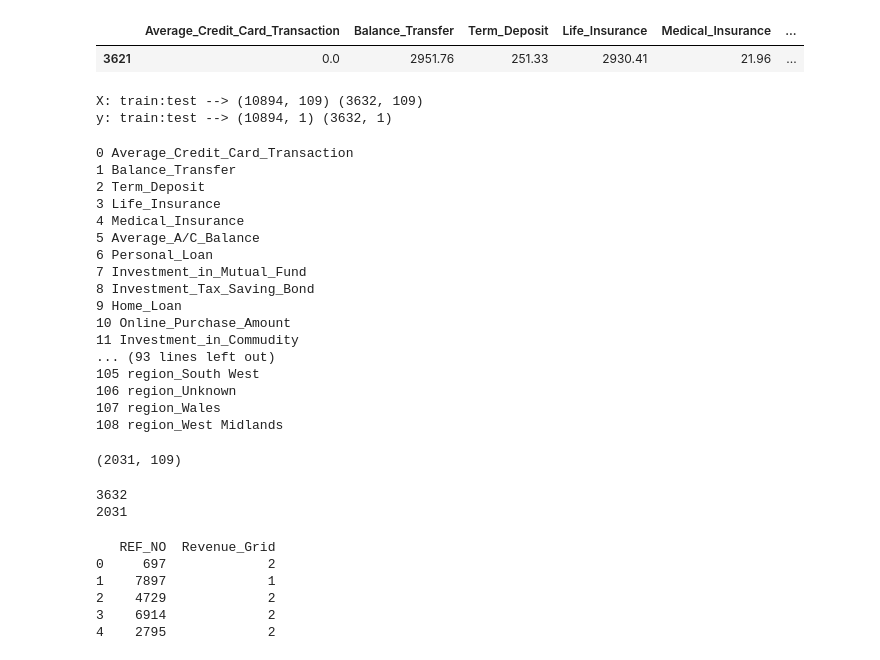
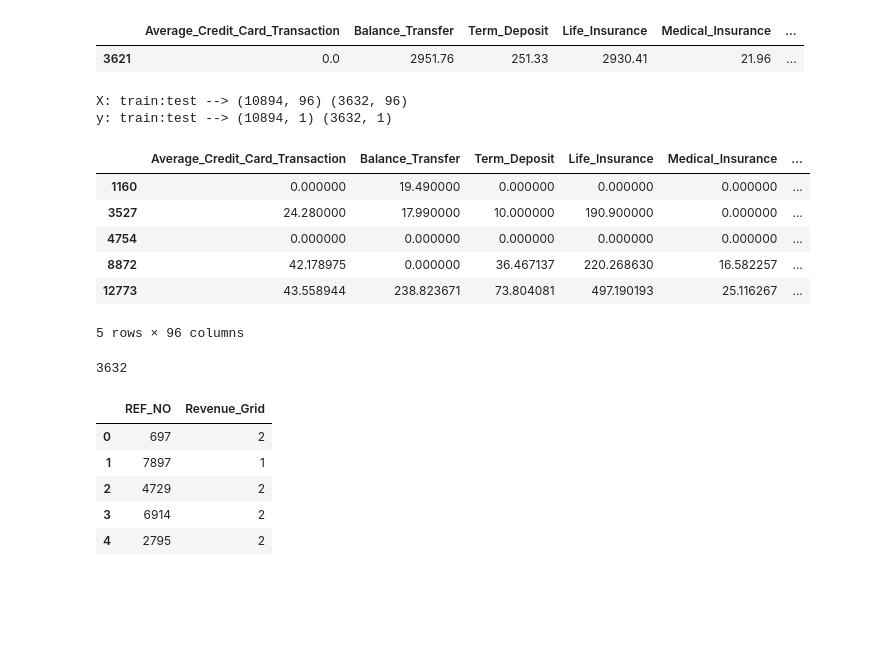
Before and after one commit to n-santamaria/Customer-Classification, a Jupyter notebook: Customer Classification.ipynb, the cells around one changed output. Saved outputs shown, nothing was run; the diff lists cells and outputs as text; code cells hidden in the pictures; blank space fills up the shorter version.

```diff
--- a/Customer Classification.ipynb
+++ b/Customer Classification.ipynb
@@ -203,21 +203,28 @@ train_df[train_df['Balance_Transfer'] > 2500][columns]
 # split into train-test
 # Apply --> Logistic Regression, Naive Bayes, Decision Trees, RF, SVM, KNN
 # %%
+columns = ['Average_Credit_Card_Transaction', 'Balance_Transfer',
+           'Term_Deposit', 'Life_Insurance', 'Medical_Insurance',
+           'Average_A/C_Balance', 'Personal_Loan', 'Investment_Tax_Saving_Bond',
+           'Home_Loan', 'Investment_in_Mutual_Fund', 'Online_Purchase_Amount',
+           'Investment_in_Commudity', 'Investment_in_Equity',
+           'Investment_in_Derivative', 'Portfolio_Balance']
+
 def trainTestSplit(isBalance):
     df = train_df.copy()
 
     # 1. Removing the outlier
-    train_df_x = df[train_df['Balance_Transfer'] < 2500]
+    train_df_x = train_df[train_df['Balance_Transfer'] < 2500]
 
     # 2. Separating dependent and independent variables
     train_df_y = train_df_x[['Revenue_Grid']]
 
     # 3. Dropping columns with high cardinality
-    train_df_x = train_df_x.drop(['REF_NO','post_code', 'post_area', 'year_last_moved','Revenue_Grid', 'TVarea'], axis=1)
+    train_df_x = train_df_x.drop(['REF_NO','post_code', 'post_area', 'year_last_moved','Revenue_Grid', 'TVarea', 'region'], axis=1)
 
     # 4. Converting categorical variables into integers, and dropping the categorical variables
     encode_columns = ['children', 'age_band', 'status', 'occupation', 'occupation_partner', 'home_status',
-    'family_income', 'self_employed', 'self_employed_partner', 'gender', 'region']
+    'family_income', 'self_employed', 'self_employed_partner', 'gender']
     dummies = pd.get_dummies(train_df_x, columns=encode_columns)
     train_df_x = pd.concat([train_df_x,dummies],axis=1)
     train_df_x = train_df_x.drop(encode_columns, axis=1)
@@ -234,10 +241,19 @@ def trainTestSplit(isBalance):
 # %%
 X_train, X_test, y_train, y_test = trainTestSplit(True)
 print('X: train:test -->', X_train.shape, X_test.shape)
 print('y: train:test -->', y_train.shape, y_test.shape)
+
+display(X_train.head())
 # %% [output]
-X: train:test --> (10894, 109) (3632, 109)
+X: train:test --> (10894, 96) (3632, 96)
 y: train:test --> (10894, 1) (3632, 1)
+|  | Average_Credit_Card_Transaction | Balance_Transfer | Term_Deposit | Life_Insurance | Medical_Insurance | ... |
+| 1160 | 0.000000 | 19.490000 | 0.000000 | 0.000000 | 0.000000 | ... |
+| 3527 | 24.280000 | 17.990000 | 10.000000 | 190.900000 | 0.000000 | ... |
+| 4754 | 0.000000 | 0.000000 | 0.000000 | 0.000000 | 0.000000 | ... |
+| 8872 | 42.178975 | 0.000000 | 36.467137 | 220.268630 | 16.582257 | ... |
+| 12773 | 43.558944 | 238.823671 | 73.804081 | 497.190193 | 25.116267 | ... |
+5 rows × 96 columns
 # %%
 # 7. Performing MinMaxScaller to standardize the data between 0 and 100
 scaler = MinMaxScaler()
@@ -247,11 +263,11 @@ X_test[columns] = scaler.fit_transform(X_test[columns])
 # Pre-processing test dataset
 y_test_new = test_df.copy()
 
-y_test_new = y_test_new.drop(['REF_NO','post_code', 'post_area', 'year_last_moved', 'TVarea'],
+y_test_new = y_test_new.drop(['REF_NO','post_code', 'post_area', 'year_last_moved', 'TVarea', 'region'],
                             axis=1)
 
 encode_columns = ['children', 'age_band', 'status', 'occupation', 'occupation_partner', 'home_status',
-                    'family_income', 'self_employed', 'self_employed_partner', 'gender', 'region']
+                    'family_income', 'self_employed', 'self_employed_partner', 'gender']
 
 dummies = pd.get_dummies(y_test_new, columns=encode_columns)
 y_test_new = pd.concat([y_test_new,dummies],axis=1)
@@ -261,47 +277,27 @@ y_test_new[columns] = scaler.fit_transform(y_test_new[columns])
 y_test_new['region_Channel Islands'] = 0
 y_test_new_pop = y_test_new.pop('region_Channel Islands')
 y_test_new.insert(96, 'region_Channel Islands', y_test_new_pop)
-# %% [output]
-0 Average_Credit_Card_Transaction
-1 Balance_Transfer
-2 Term_Deposit
-3 Life_Insurance
-4 Medical_Insurance
-5 Average_A/C_Balance
-6 Personal_Loan
-7 Investment_in_Mutual_Fund
-8 Investment_Tax_Saving_Bond
-9 Home_Loan
-10 Online_Purchase_Amount
-11 Investment_in_Commudity
-... (93 lines left out)
-105 region_South West
-106 region_Unknown
-107 region_Wales
-108 region_West Midlands
-(2031, 109)
 # %%
 # 7. Building the model
-# model = GaussianNB().fit(X_train,y_train)
-model = LogisticRegression(max_iter=200).fit(X_train, y_train.values.ravel())
+model = GaussianNB().fit(X_train,y_train.values.ravel())
+# model = LogisticRegression(max_iter=10000).fit(X_train, y_train.values.ravel())
 pred = model.predict(X_test)
 pred2 = model.predict(y_test_new)
 print(len(pred))
 print(len(pred2))
 # %% [output]
 3632
-2031
 # %%
 output = pd.concat([test_df['REF_NO'], pd.DataFrame(pred2, columns=['Revenue_Grid'])],axis=1)
-print(output.head())
+display(output.head())
 output.to_csv('submission.csv', index=False, header=False)
 # %% [output]
-   REF_NO  Revenue_Grid
-0     697             2
-1    7897             1
-2    4729             2
-3    6914             2
-4    2795             2
+|  | REF_NO | Revenue_Grid |
+| 0 | 697 | 2 |
+| 1 | 7897 | 1 |
+| 2 | 4729 | 2 |
+| 3 | 6914 | 2 |
+| 4 | 2795 | 2 |
 # %%
 #8. Evaluating the model
 
```
Also changed, not shown: parts of 2 cells of this notebook, 2 other files.
